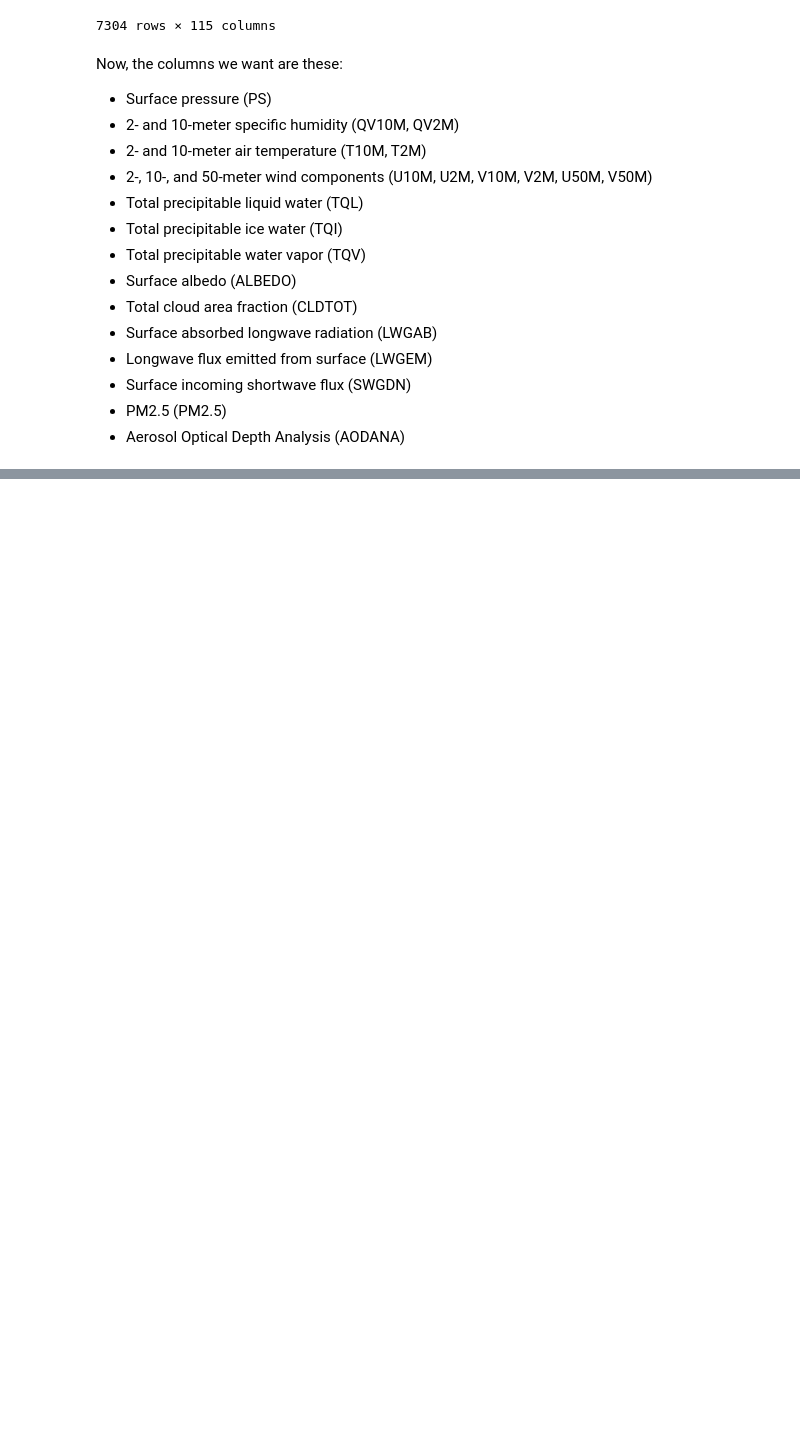
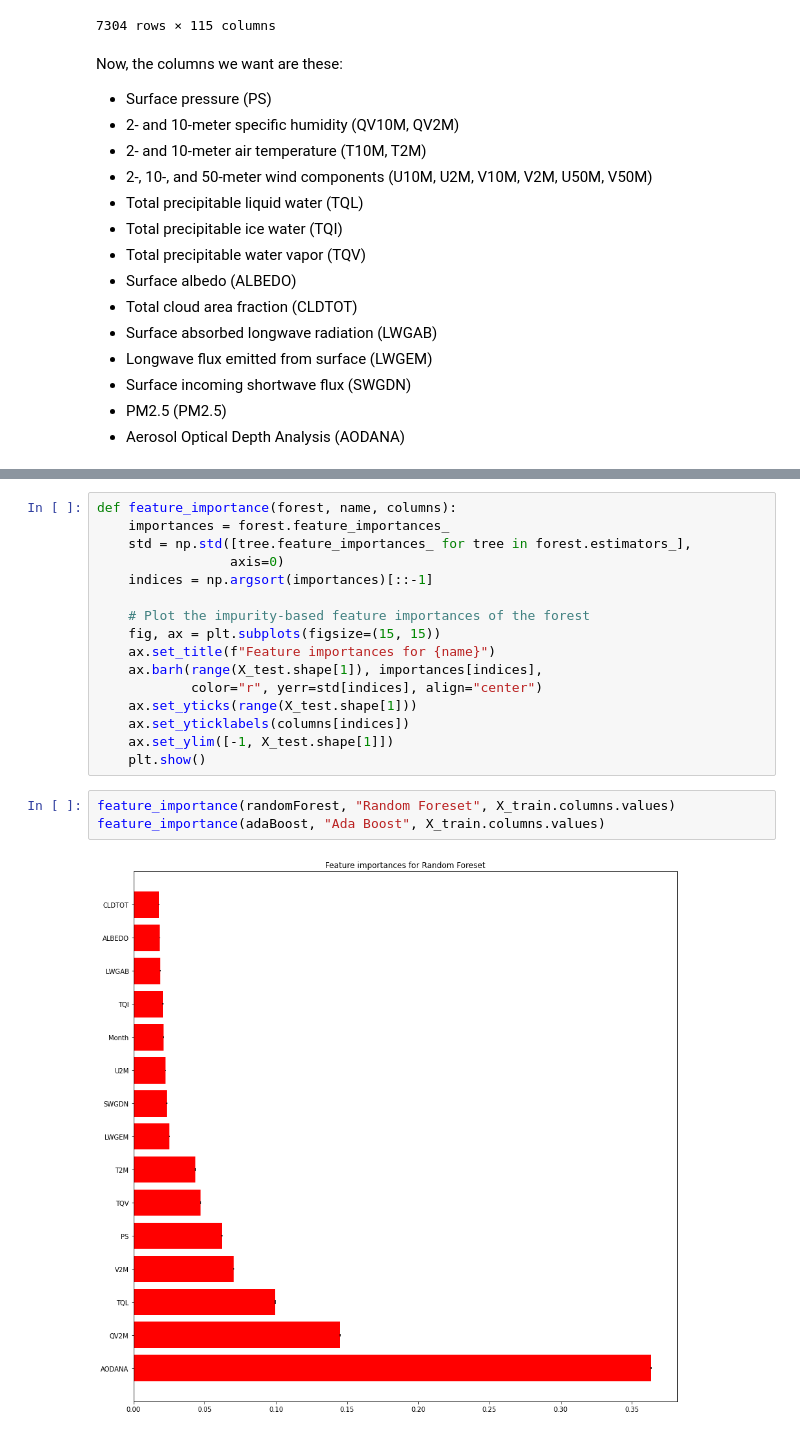
Before and after one commit to K20shores/HoustonPM2.5, a Jupyter notebook: Houston.ipynb, the cells around one changed output, grey strips where cells are left out. Cells and saved outputs as stored; diff of their text form; blank space fills up the shorter version.

```diff
--- a/Houston.ipynb
+++ b/Houston.ipynb
@@ -238,0 +306,21 @@ for group_name, _df in train.groupby(['lat', 'lon']):
+# %%
+def feature_importance(forest, name, columns):
+    importances = forest.feature_importances_
+    std = np.std([tree.feature_importances_ for tree in forest.estimators_],
+                 axis=0)
+    indices = np.argsort(importances)[::-1]
+
+    # Plot the impurity-based feature importances of the forest
+    fig, ax = plt.subplots(figsize=(15, 15))
+    ax.set_title(f"Feature importances for {name}")
+    ax.barh(range(X_test.shape[1]), importances[indices],
+            color="r", yerr=std[indices], align="center")
+    ax.set_yticks(range(X_test.shape[1]))
+    ax.set_yticklabels(columns[indices])
+    ax.set_ylim([-1, X_test.shape[1]])
+    plt.show()
+# %%
+feature_importance(randomForest, "Random Foreset", X_train.columns.values)
+feature_importance(adaBoost, "Ada Boost", X_train.columns.values)
+# %% [output]
+[figure, added]
```
Also changed, not shown: parts of 13 cells of this notebook.
